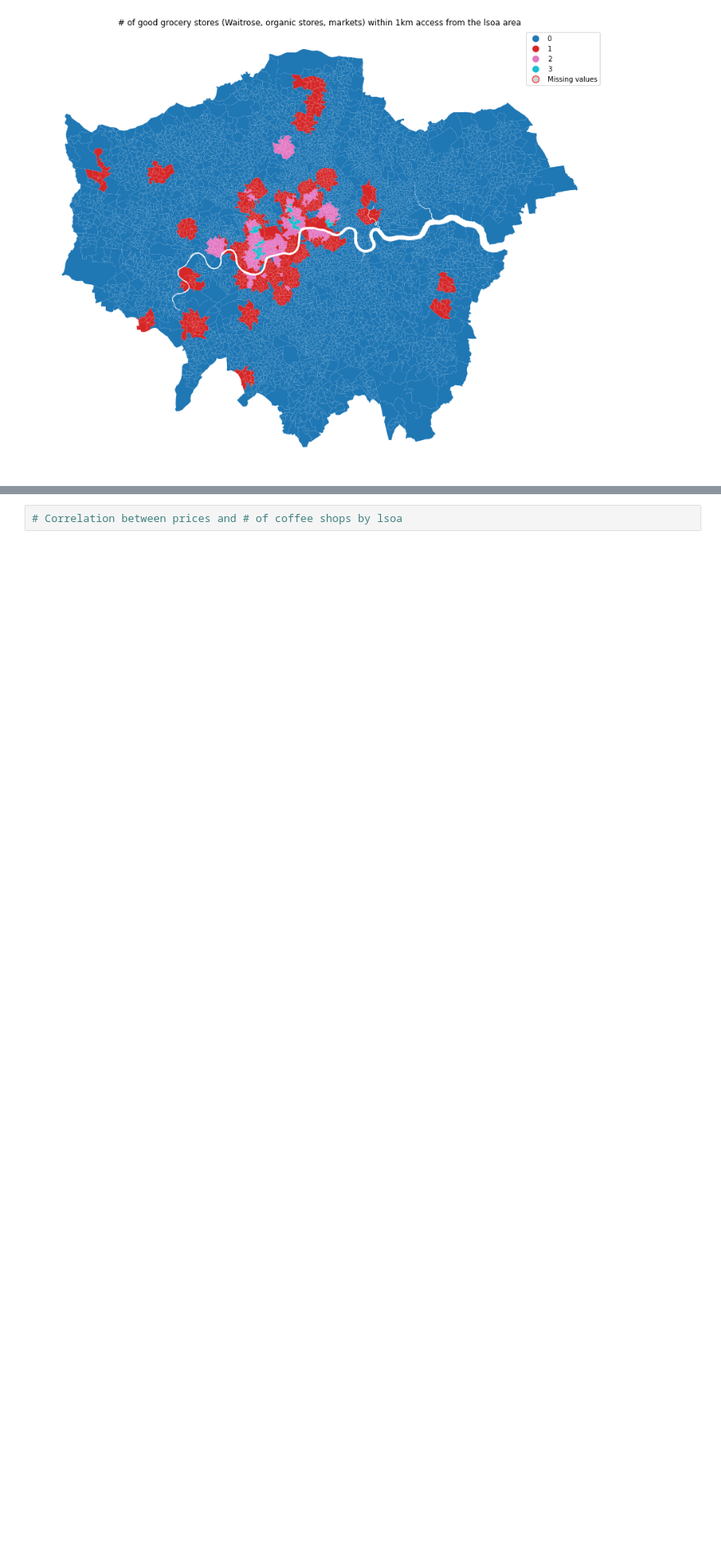
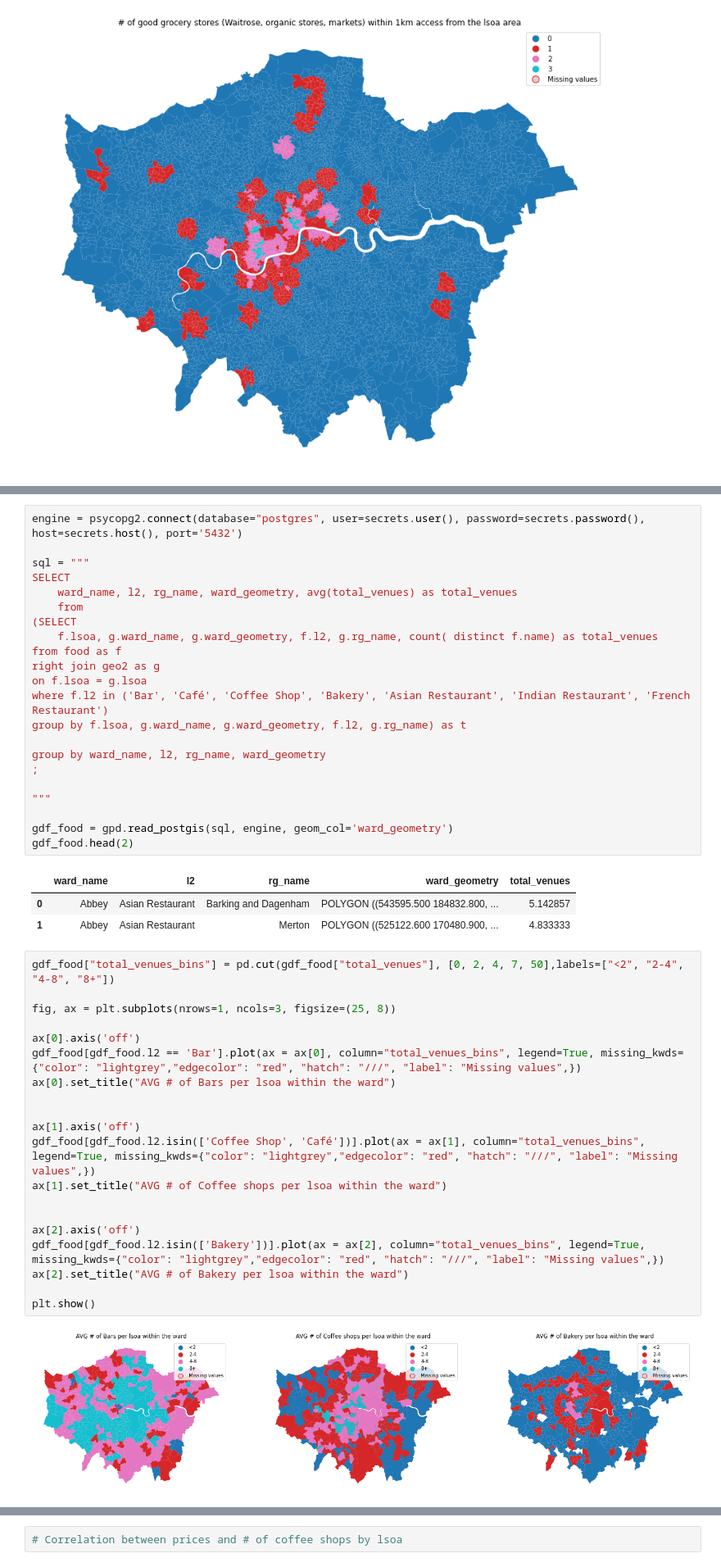
Before and after one commit to jelenalor/RealEstate, a Jupyter notebook: 2.EDA regions.ipynb, the cells around one changed output, grey strips where cells are left out. Shown at 82% size. Cells and saved outputs as stored; diff of their text form; blank space fills up the shorter version.

```diff
--- a/2.EDA regions.ipynb
+++ b/2.EDA regions.ipynb
@@ -270,0 +400,48 @@ gdf_all.head(2)
+# %%
+engine = psycopg2.connect(database="postgres", user=secrets.user(), password=secrets.password(), host=secrets.host(), port='5432')
+
+sql = """
+SELECT
+    ward_name, l2, rg_name, ward_geometry, avg(total_venues) as total_venues
+    from
+(SELECT
+    f.lsoa, g.ward_name, g.ward_geometry, f.l2, g.rg_name, count( distinct f.name) as total_venues
+from food as f
+right join geo2 as g
+on f.lsoa = g.lsoa
+where f.l2 in ('Bar', 'Café', 'Coffee Shop', 'Bakery', 'Asian Restaurant', 'Indian Restaurant', 'French Restaurant')
+group by f.lsoa, g.ward_name, g.ward_geometry, f.l2, g.rg_name) as t
+
+group by ward_name, l2, rg_name, ward_geometry
+;
+
+"""
+
+gdf_food = gpd.read_postgis(sql, engine, geom_col='ward_geometry')
+gdf_food.head(2)
+# %% [output]
+|  | ward_name | l2 | rg_name | ward_geometry | total_venues |
+| 0 | Abbey | Asian Restaurant | Barking and Dagenham | POLYGON ((543595.500 184832.800, ... | 5.142857 |
+| 1 | Abbey | Asian Restaurant | Merton | POLYGON ((525122.600 170480.900, ... | 4.833333 |
+# %%
+gdf_food["total_venues_bins"] = pd.cut(gdf_food["total_venues"], [0, 2, 4, 7, 50],labels=["<2", "2-4", "4-8", "8+"])
+
+fig, ax = plt.subplots(nrows=1, ncols=3, figsize=(25, 8))
+
+ax[0].axis('off')
+gdf_food[gdf_food.l2 == 'Bar'].plot(ax = ax[0], column="total_venues_bins", legend=True, missing_kwds={"color": "lightgrey","edgecolor": "red", "hatch": "///", "label": "Missing values",})
+ax[0].set_title("AVG # of Bars per lsoa within the ward")
+
+
+ax[1].axis('off')
+gdf_food[gdf_food.l2.isin(['Coffee Shop', 'Café'])].plot(ax = ax[1], column="total_venues_bins", legend=True, missing_kwds={"color": "lightgrey","edgecolor": "red", "hatch": "///", "label": "Missing values",})
+ax[1].set_title("AVG # of Coffee shops per lsoa within the ward")
+
+
+ax[2].axis('off')
+gdf_food[gdf_food.l2.isin(['Bakery'])].plot(ax = ax[2], column="total_venues_bins", legend=True, missing_kwds={"color": "lightgrey","edgecolor": "red", "hatch": "///", "label": "Missing values",})
+ax[2].set_title("AVG # of Bakery per lsoa within the ward")
+
+plt.show()
+# %% [output]
+[figure, added]
```
Also changed, not shown: parts of 15 cells of this notebook.
